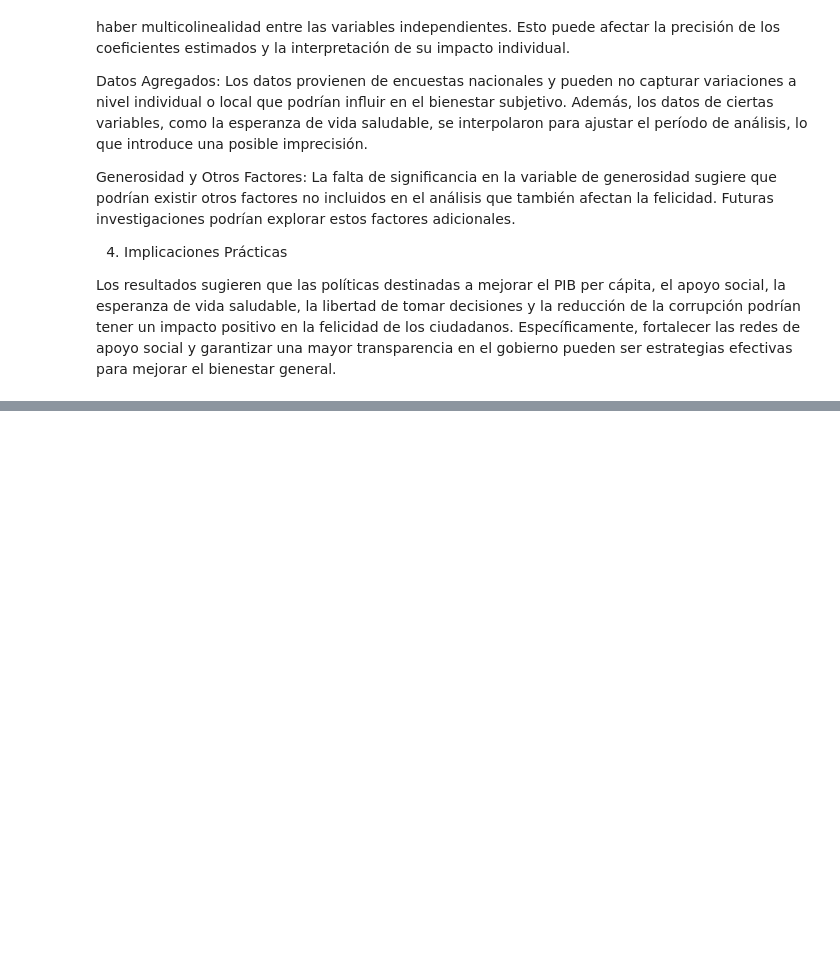
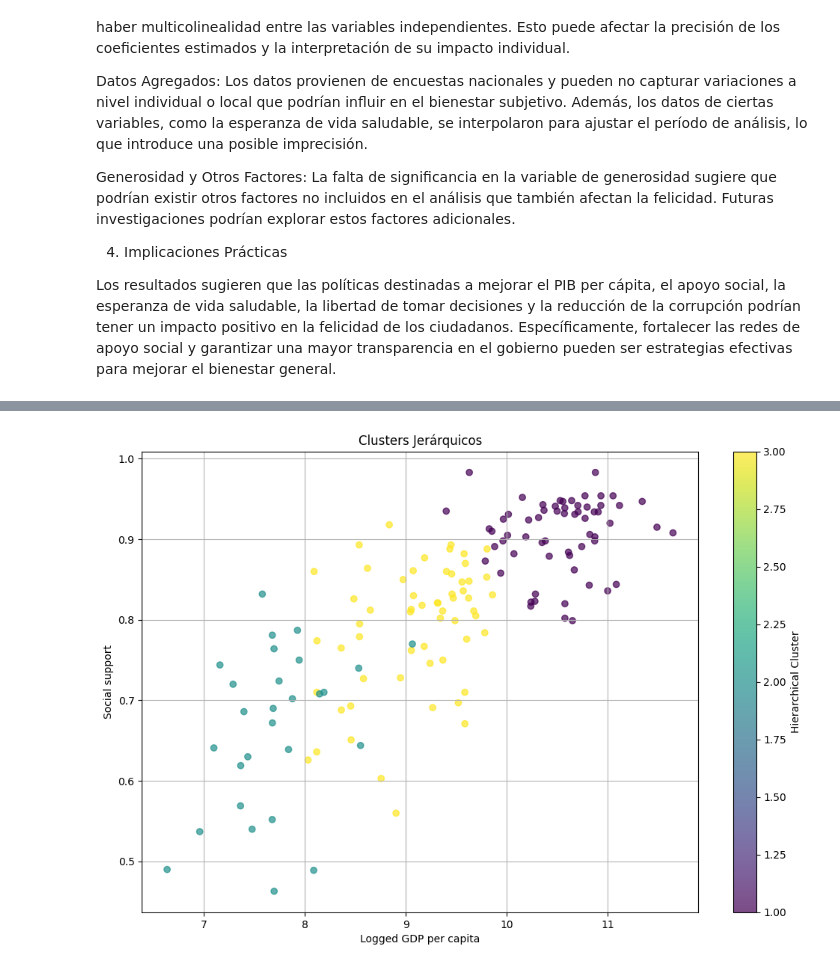
Before and after one commit to luispmorera/TP_Morera_Luis_Data_Science, a Jupyter notebook: PROYECTO_FINAL_CH.ipynb, the cells around one changed output, grey strips where cells are left out. Saved outputs shown, nothing was run; the diff lists cells and outputs as text; code cells hidden in the pictures; blank space fills up the shorter version.

```diff
--- a/PROYECTO_FINAL_CH.ipynb
+++ b/PROYECTO_FINAL_CH.ipynb
@@ -539,0 +656,28 @@ Los resultados sugieren que las políticas destinadas a mejorar el PIB per cápi
+# %%
+from scipy.cluster.hierarchy import fcluster
+
+# Cortar el dendrograma para obtener clusters
+max_d = 7  # Ajusta según la visualización del dendrograma
+clusters_hierarchical = fcluster(linked, max_d, criterion='distance')
+
+# Añadir resultados al DataFrame
+df_clean['Hierarchical Cluster'] = clusters_hierarchical
+# %%
+import matplotlib.pyplot as plt
+
+# Crear un gráfico de dispersión
+plt.figure(figsize=(12, 8))
+scatter = plt.scatter(df_clean['Logged GDP per capita'], df_clean['Social support'],
+                      c=df_clean['Hierarchical Cluster'], cmap='viridis', alpha=0.7)
+
+# Añadir una barra de color
+plt.colorbar(scatter, label='Hierarchical Cluster')
+
+# Etiquetas y título
+plt.title('Clusters Jerárquicos')
+plt.xlabel('Logged GDP per capita')
+plt.ylabel('Social support')
+plt.grid(True)
+plt.show()
+# %% [output]
+[figure, added]
```
Also changed, not shown: parts of 25 cells of this notebook.
